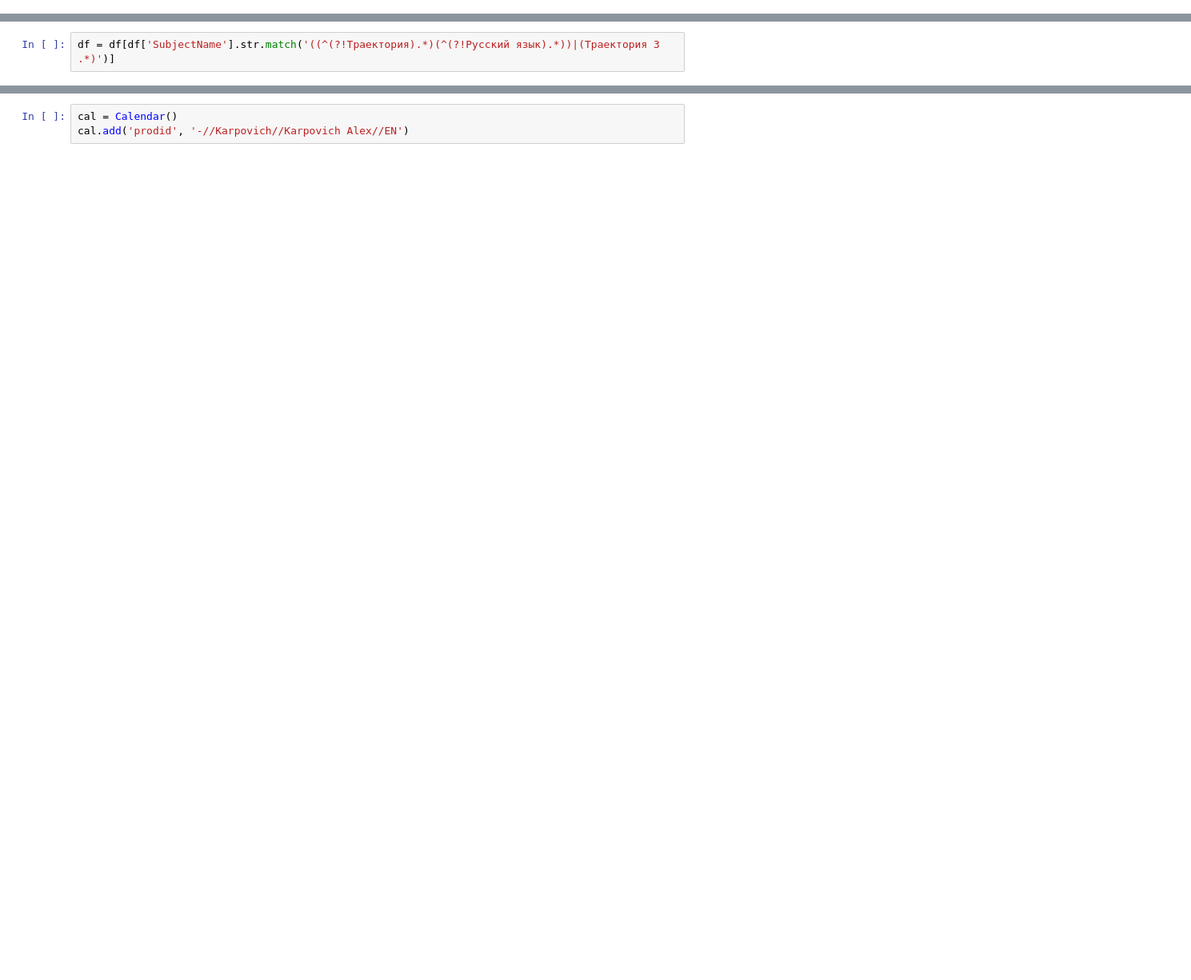
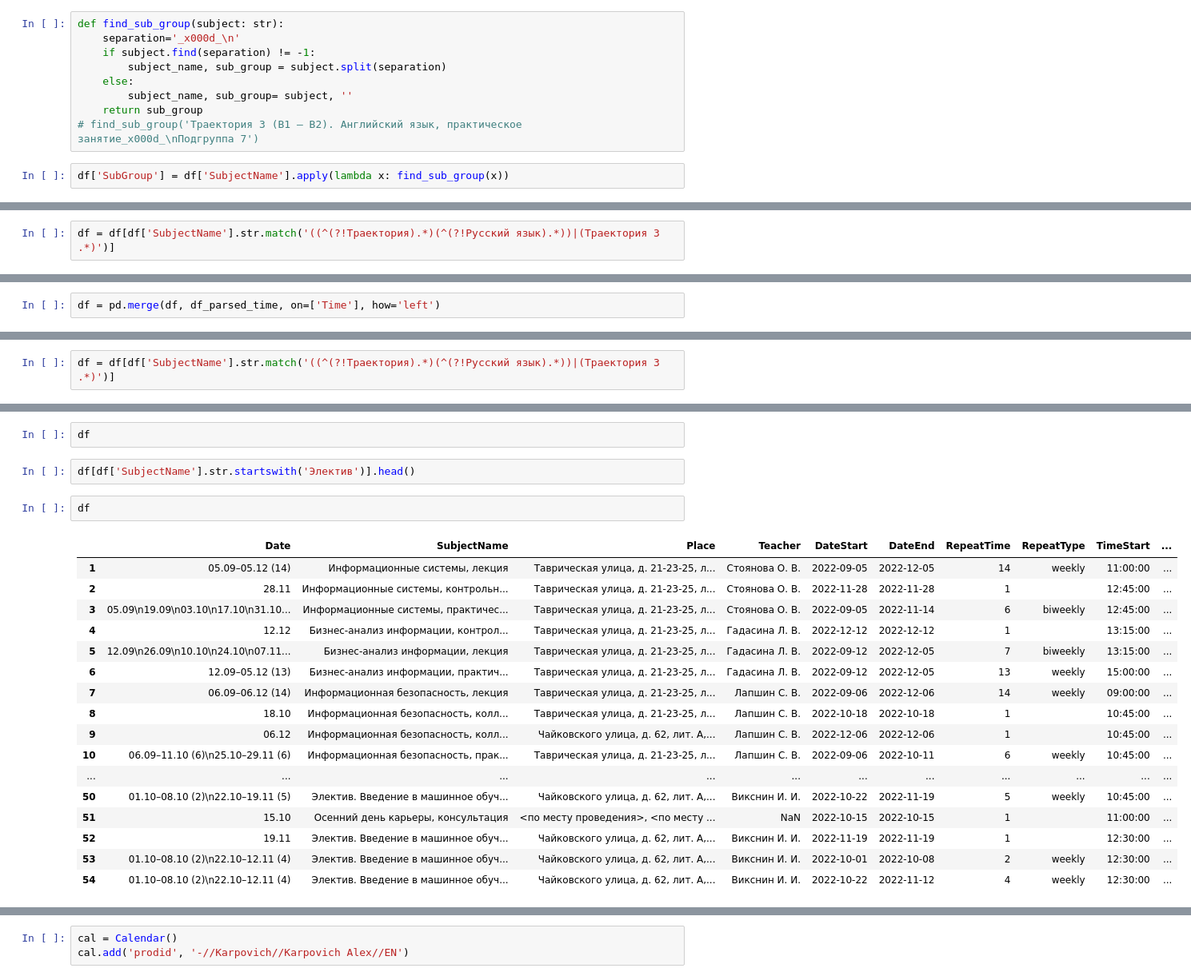
Before and after one commit to Karpovich-alex/spbuScheduleConvertor, a Jupyter notebook: parsing_excel.ipynb, the cells around one changed output, grey strips where cells are left out. Shown at 80% size. Saved outputs shown, nothing was run; the diff lists cells and outputs as text; blank space fills up the shorter version.

```diff
--- a/parsing_excel.ipynb
+++ b/parsing_excel.ipynb
@@ -74,3 +92,14 @@ def parse_time(time_str):
+# %%
+def find_sub_group(subject: str):
+    separation='_x000d_\n'
+    if subject.find(separation) != -1:
+        subject_name, sub_group = subject.split(separation)
+    else:
+        subject_name, sub_group= subject, ''
+    return sub_group
+# find_sub_group('Траектория 3 (В1 – В2). Английский язык, практическое занятие_x000d_\nПодгруппа 7')
+# %%
+df['SubGroup'] = df['SubjectName'].apply(lambda x: find_sub_group(x))
 # %%
 df[['TimeStart', 'TimeEnd']] = pd.DataFrame(df['Time'].apply(parse_time).tolist(), index=df.index)
 df = df.drop(['Dates', 'Time'], axis=1)
@@ -101,2 +182,4 @@ df.to_csv('spring.csv')
+# %%
+df = pd.merge(df, df_parsed_time, on=['Time'], how='left')
 # %%
 from icalendar import Calendar, Event
@@ -103,0 +247,2 @@ import pytz
+# %%
+df = df[df['SubjectName'].str.match('((^(?!Траектория).*)(^(?!Русский язык).*))|(Траектория 3 .*)')]
@@ -103,0 +261,24 @@ import pytz
+# %%
+df
+# %%
+df[df['SubjectName'].str.startswith('Электив')].head()
+# %%
+df
+# %% [output]
+|  | Date | SubjectName | Place | Teacher | DateStart | DateEnd | RepeatTime | RepeatType | TimeStart | ... |
+| 1 | 05.09–05.12 (14) | Информационные системы, лекция | Таврическая улица, д. 21-23-25, л... | Стоянова О. В. | 2022-09-05 | 2022-12-05 | 14 | weekly | 11:00:00 | ... |
+| 2 | 28.11 | Информационные системы, контрольн... | Таврическая улица, д. 21-23-25, л... | Стоянова О. В. | 2022-11-28 | 2022-11-28 | 1 |  | 12:45:00 | ... |
+| 3 | 05.09\n19.09\n03.10\n17.10\n31.10... | Информационные системы, практичес... | Таврическая улица, д. 21-23-25, л... | Стоянова О. В. | 2022-09-05 | 2022-11-14 | 6 | biweekly | 12:45:00 | ... |
+| 4 | 12.12 | Бизнес-анализ информации, контрол... | Таврическая улица, д. 21-23-25, л... | Гадасина Л. В. | 2022-12-12 | 2022-12-12 | 1 |  | 13:15:00 | ... |
+| 5 | 12.09\n26.09\n10.10\n24.10\n07.11... | Бизнес-анализ информации, лекция | Таврическая улица, д. 21-23-25, л... | Гадасина Л. В. | 2022-09-12 | 2022-12-05 | 7 | biweekly | 13:15:00 | ... |
+| 6 | 12.09–05.12 (13) | Бизнес-анализ информации, практич... | Таврическая улица, д. 21-23-25, л... | Гадасина Л. В. | 2022-09-12 | 2022-12-05 | 13 | weekly | 15:00:00 | ... |
+| 7 | 06.09–06.12 (14) | Информационная безопасность, лекция | Таврическая улица, д. 21-23-25, л... | Лапшин С. В. | 2022-09-06 | 2022-12-06 | 14 | weekly | 09:00:00 | ... |
+| 8 | 18.10 | Информационная безопасность, колл... | Таврическая улица, д. 21-23-25, л... | Лапшин С. В. | 2022-10-18 | 2022-10-18 | 1 |  | 10:45:00 | ... |
+| 9 | 06.12 | Информационная безопасность, колл... | Чайковского улица, д. 62, лит. А,... | Лапшин С. В. | 2022-12-06 | 2022-12-06 | 1 |  | 10:45:00 | ... |
+| 10 | 06.09–11.10 (6)\n25.10–29.11 (6) | Информационная безопасность, прак... | Таврическая улица, д. 21-23-25, л... | Лапшин С. В. | 2022-09-06 | 2022-10-11 | 6 | weekly | 10:45:00 | ... |
+| ... | ... | ... | ... | ... | ... | ... | ... | ... | ... | ... |
+| 50 | 01.10–08.10 (2)\n22.10–19.11 (5) | Электив. Введение в машинное обуч... | Чайковского улица, д. 62, лит. А,... | Викснин И. И. | 2022-10-22 | 2022-11-19 | 5 | weekly | 10:45:00 | ... |
+| 51 | 15.10 | Осенний день карьеры, консультация | <по месту проведения>, <по месту ... | NaN | 2022-10-15 | 2022-10-15 | 1 |  | 11:00:00 | ... |
+| 52 | 19.11 | Электив. Введение в машинное обуч... | Чайковского улица, д. 62, лит. А,... | Викснин И. И. | 2022-11-19 | 2022-11-19 | 1 |  | 12:30:00 | ... |
+| 53 | 01.10–08.10 (2)\n22.10–12.11 (4) | Электив. Введение в машинное обуч... | Чайковского улица, д. 62, лит. А,... | Викснин И. И. | 2022-10-01 | 2022-10-08 | 2 | weekly | 12:30:00 | ... |
+| 54 | 01.10–08.10 (2)\n22.10–12.11 (4) | Электив. Введение в машинное обуч... | Чайковского улица, д. 62, лит. А,... | Викснин И. И. | 2022-10-22 | 2022-11-12 | 4 | weekly | 12:30:00 | ... |
```
Also changed, not shown: parts of 43 cells of this notebook, 1 other file.
